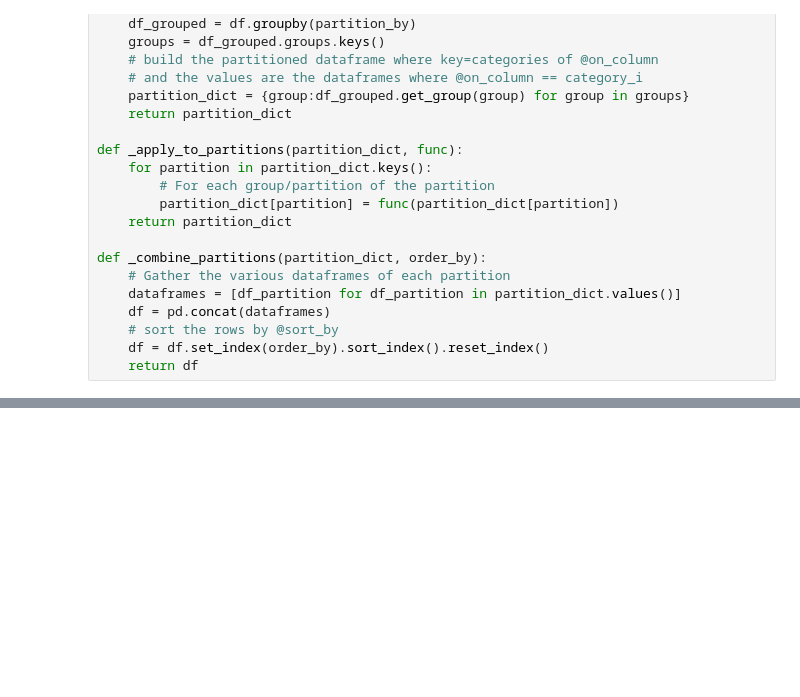
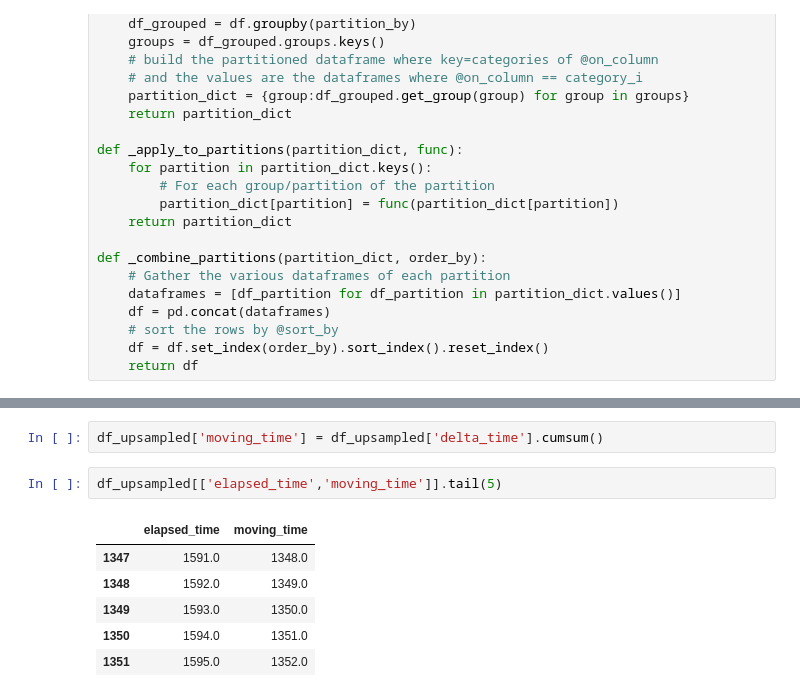
Before and after one commit to ericbauer55/strava-fitness, a Jupyter notebook: src/notebooks/2. Prototyping Sample Time Normalization.ipynb, the cells around one changed output, grey strips where cells are left out. Saved outputs shown, nothing was run; the diff lists cells and outputs as text; blank space fills up the shorter version.

```diff
--- a/src/notebooks/2. Prototyping Sample Time Normalization.ipynb
+++ b/src/notebooks/2. Prototyping Sample Time Normalization.ipynb
@@ -361,0 +382,11 @@ class PandasWindow():
+# %%
+df_upsampled['moving_time'] = df_upsampled['delta_time'].cumsum()
+# %%
+df_upsampled[['elapsed_time','moving_time']].tail(5)
+# %% [output]
+|  | elapsed_time | moving_time |
+| 1347 | 1591.0 | 1348.0 |
+| 1348 | 1592.0 | 1349.0 |
+| 1349 | 1593.0 | 1350.0 |
+| 1350 | 1594.0 | 1351.0 |
+| 1351 | 1595.0 | 1352.0 |
```
Also changed, not shown: parts of 12 cells of this notebook.
